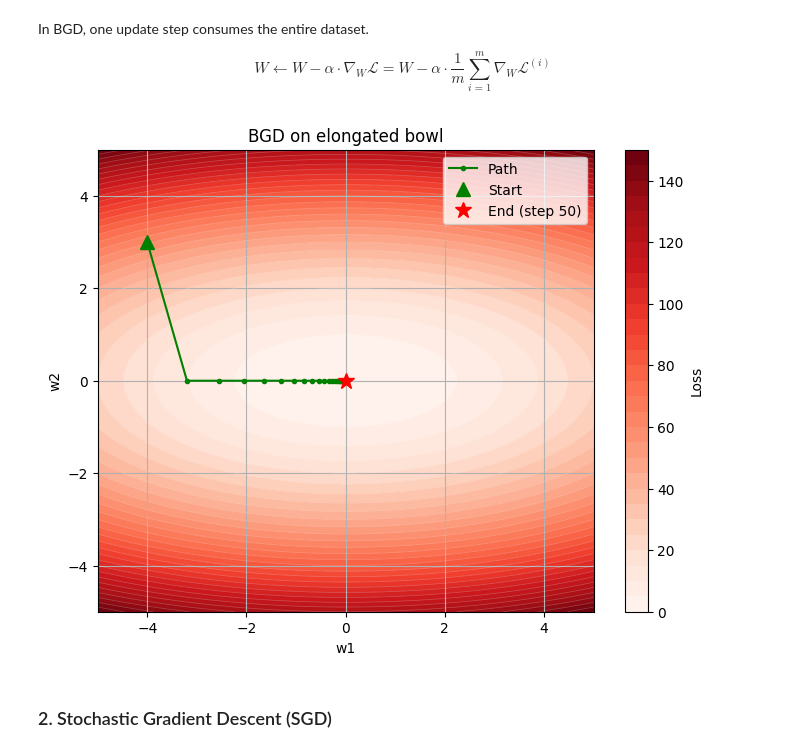
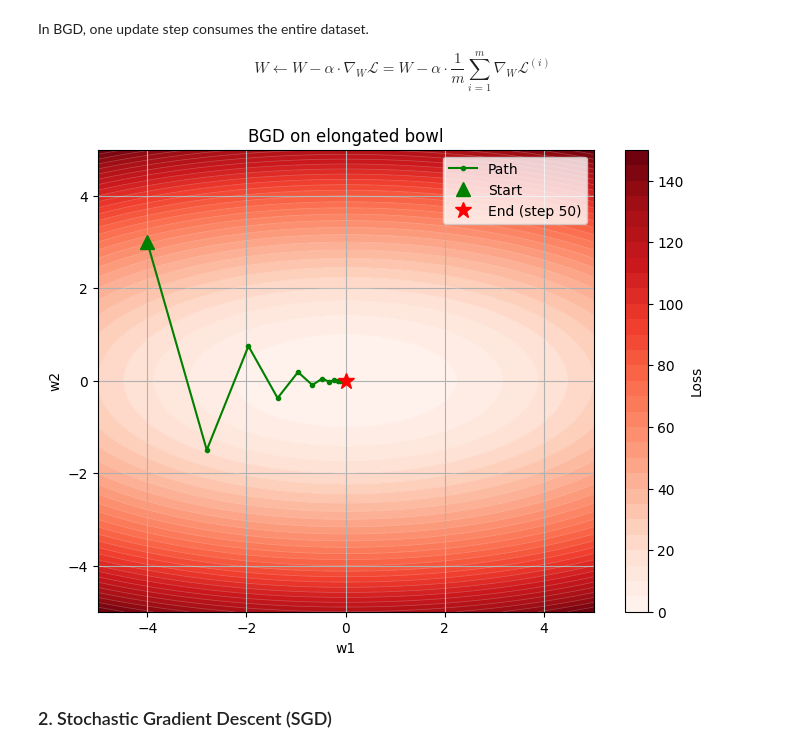
Before and after one commit to ikabrain/UCS761-Deep-Learning-Lab, a Jupyter notebook: DL_assign6.ipynb, the cells around one changed output. Cells and saved outputs as stored; diff of their text form; code cells hidden in the pictures.

```diff
--- a/DL_assign6.ipynb
+++ b/DL_assign6.ipynb
@@ -137,10 +137,10 @@ class BGD(Optimizer):
         layer.b -= self.lr * layer.db
 # %%
 plt.figure(figsize=(8, 6))
-bgd = BGD(lr=0.1)
+bgd = BGD(lr=0.15)
 bgd.plot(max_iter=50, title="BGD on elongated bowl")
 # %% [output]
-[figure, old version]
+[figure, new version]
 # %% [markdown]
 ### 2. Stochastic Gradient Descent (SGD)
 # %% [markdown]
```
Also changed, not shown: parts of 2 cells of this notebook.
